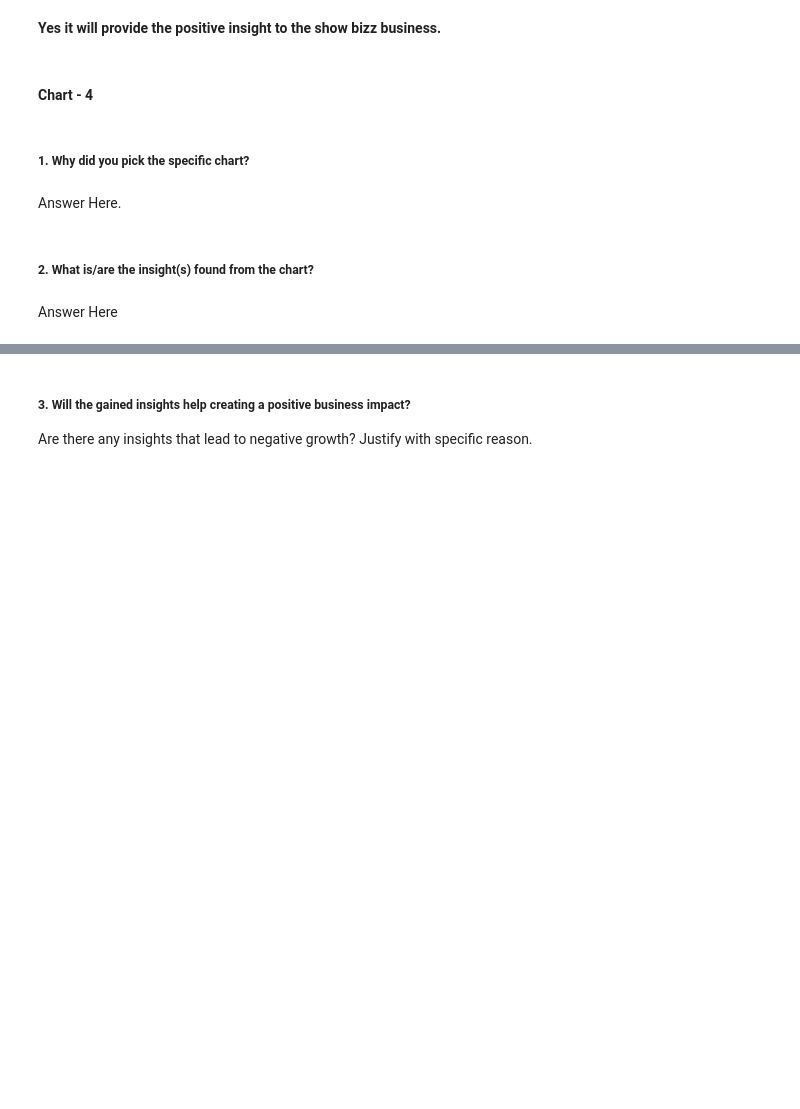
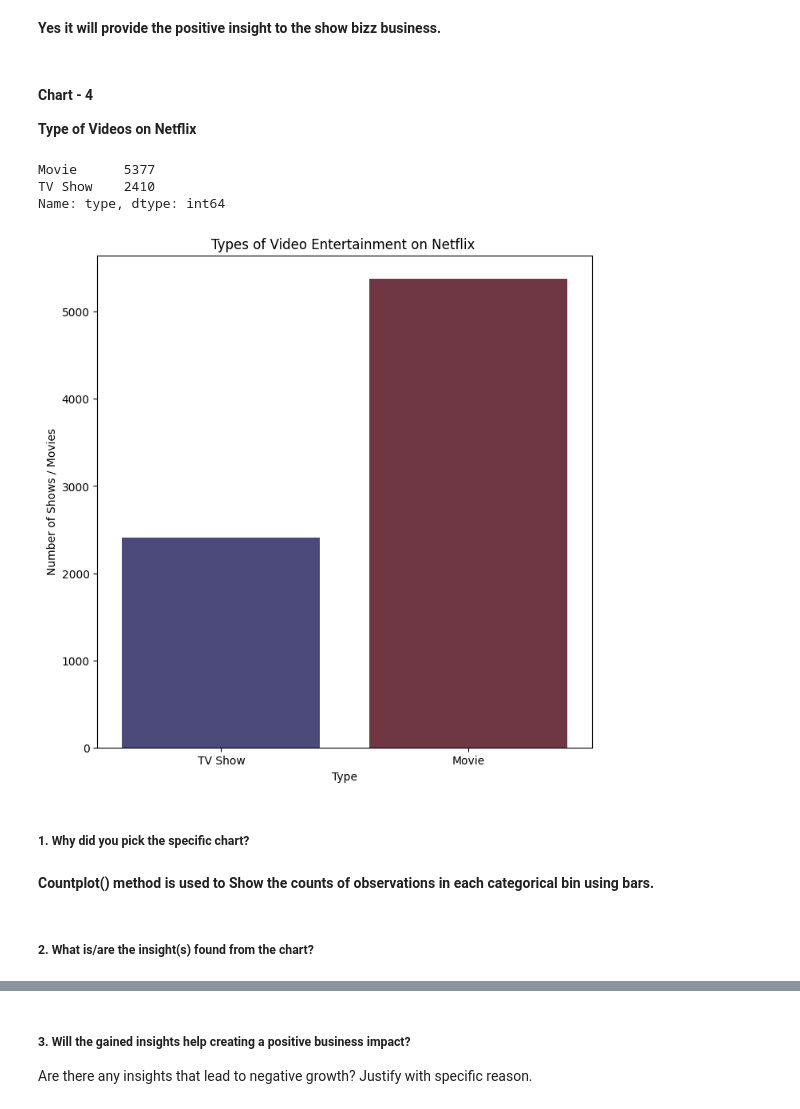
Before and after one commit to treasure823/Netflix-Movies-and-TV-Shows-Clustering-Unsupervised-Machine-Learning, a Jupyter notebook: Netflix_Movies_and_TV_Shows_Clustering_Unsupervised_Machine_Learning_Capstone_4_Project.ipynb, the cells around one changed output, grey strips where cells are left out. Drawn from its saved outputs; the diff is of its cells as text; code cells hidden in the pictures; blank space fills up the shorter version.

```diff
--- a/Netflix_Movies_and_TV_Shows_Clustering_Unsupervised_Machine_Learning_Capstone_4_Project.ipynb
+++ b/Netflix_Movies_and_TV_Shows_Clustering_Unsupervised_Machine_Learning_Capstone_4_Project.ipynb
@@ -551,13 +546,25 @@ Are there any insights that lead to negative growth? Justify with specific reaso
 **Yes it will provide the positive insight to the show bizz business.**
 # %% [markdown]
 #### Chart - 4
+**Type of Videos on Netflix**
 # %%
 # Chart - 4 visualization code
+df['type'].value_counts()
+# %% [output]
+Movie      5377
+TV Show    2410
+Name: type, dtype: int64
+# %%
+a = plt.figure(figsize=(8,8))
+a = sns.countplot(x= df['type'], data = df,palette='icefire')
+a = plt.title('Types of Video Entertainment on Netflix ')
+a = plt.xlabel('Type')
+a = plt.ylabel('Number of Shows / Movies')
+# %% [output]
+[figure, added]
 # %% [markdown]
 ##### 1. Why did you pick the specific chart?
-# %% [markdown]
-Answer Here.
+# %% [markdown]
+**Countplot() method is used to Show the counts of observations in each categorical bin using bars.**
 # %% [markdown]
 ##### 2. What is/are the insight(s) found from the chart?
-# %% [markdown]
-Answer Here
```
Also changed, not shown: parts of 9 cells of this notebook.
